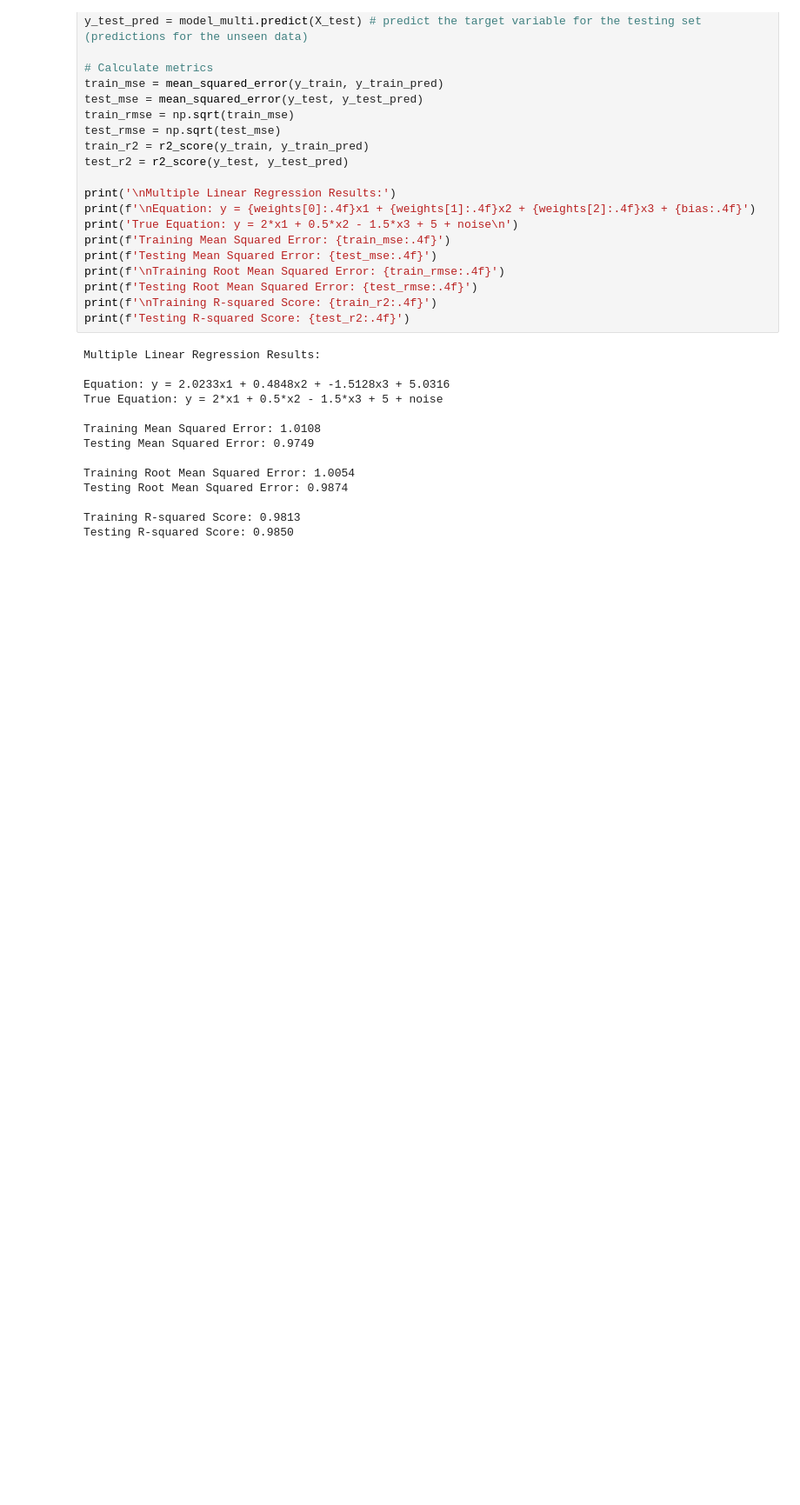
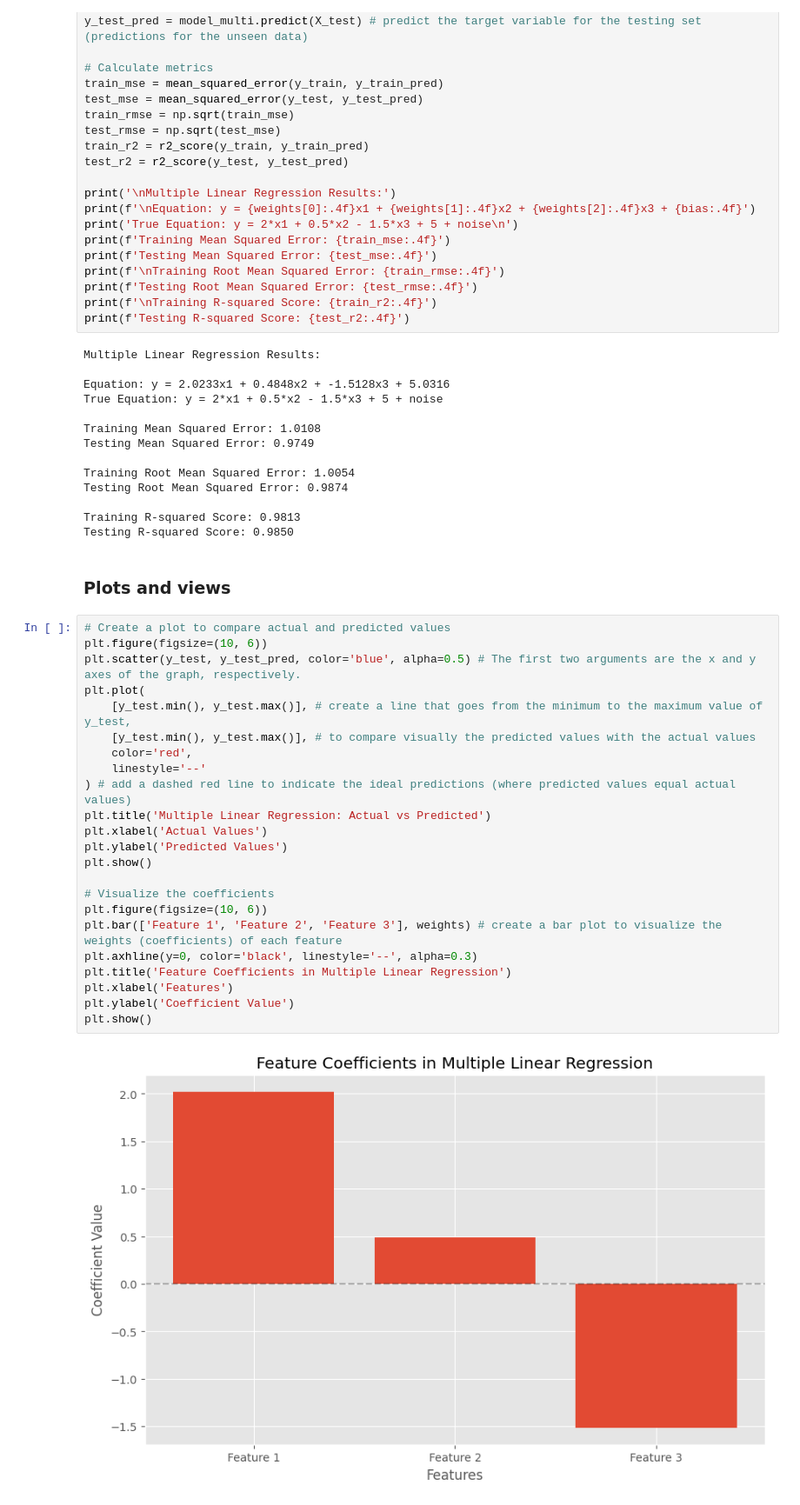
Before and after one commit to leandrohfer/mba-ia-and-analytics-FGV, a Jupyter notebook: 3_metodos_supervisionados/linear_regression_begin.ipynb, the cells around one changed output. Shown at 87% size. Drawn from its saved outputs; the diff is of its cells as text; blank space fills up the shorter version.

Commit message:
Creates a scatter graph to compare the actual and the predicted values and creates a bar plot to see the weights in the features

```diff
--- a/3_metodos_supervisionados/linear_regression_begin.ipynb
+++ b/3_metodos_supervisionados/linear_regression_begin.ipynb
@@ -212,3 +212,30 @@ Testing Root Mean Squared Error: 0.9874
 
 Training R-squared Score: 0.9813
 Testing R-squared Score: 0.9850
+# %% [markdown]
+### Plots and views
+# %%
+# Create a plot to compare actual and predicted values
+plt.figure(figsize=(10, 6))
+plt.scatter(y_test, y_test_pred, color='blue', alpha=0.5) # The first two arguments are the x and y axes of the graph, respectively.
+plt.plot(
+    [y_test.min(), y_test.max()], # create a line that goes from the minimum to the maximum value of y_test,
+    [y_test.min(), y_test.max()], # to compare visually the predicted values with the actual values
+    color='red',
+    linestyle='--'
+) # add a dashed red line to indicate the ideal predictions (where predicted values equal actual values)
+plt.title('Multiple Linear Regression: Actual vs Predicted')
+plt.xlabel('Actual Values')
+plt.ylabel('Predicted Values')
+plt.show()
+
+# Visualize the coefficients
+plt.figure(figsize=(10, 6))
+plt.bar(['Feature 1', 'Feature 2', 'Feature 3'], weights) # create a bar plot to visualize the weights (coefficients) of each feature
+plt.axhline(y=0, color='black', linestyle='--', alpha=0.3)
+plt.title('Feature Coefficients in Multiple Linear Regression')
+plt.xlabel('Features')
+plt.ylabel('Coefficient Value')
+plt.show()
+# %% [output]
+[figure, added]
```
